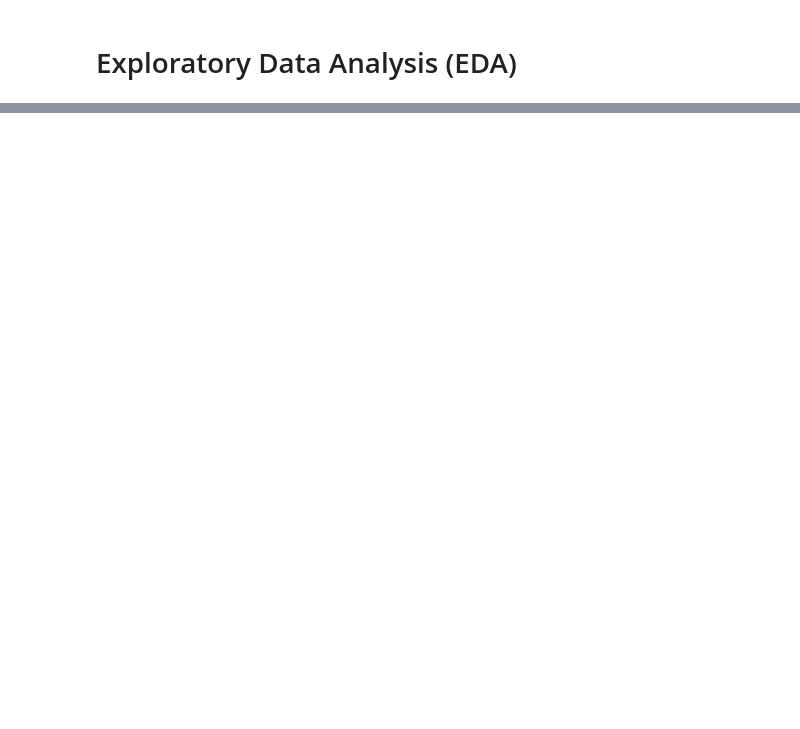
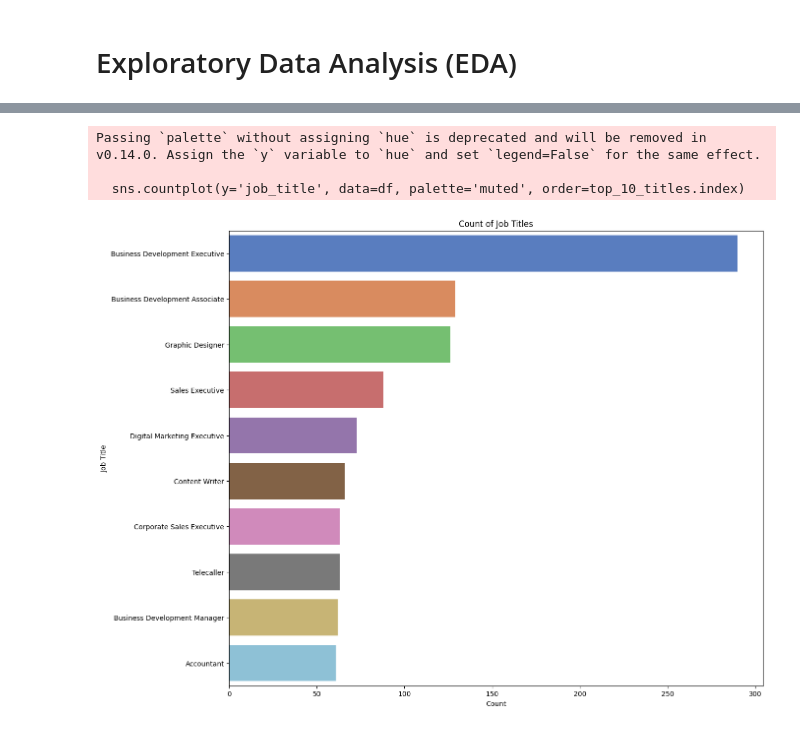
Before and after one commit to 254Bit/DataScienceSalaryAnalysis, a Jupyter notebook: Job Opportunities Dataset/Jobs Opportunities.ipynb, the cells around one changed output, grey strips where cells are left out. Saved outputs shown, nothing was run; the diff lists cells and outputs as text; code cells hidden in the pictures; blank space fills up the shorter version.

```diff
--- a/Job Opportunities Dataset/Jobs Opportunities.ipynb
+++ b/Job Opportunities Dataset/Jobs Opportunities.ipynb
@@ -133,0 +159,14 @@ import seaborn as sns
+# %%
+# Count of Job Titles
+top_10_titles = df['job_title'].value_counts().head(10)
+plt.figure(figsize=(14, 12))
+sns.countplot(y='job_title', data=df, palette='muted', order=top_10_titles.index)
+plt.title('Count of Job Titles')
+plt.xlabel('Count')
+plt.ylabel('Job Title')
+plt.show()
+# %% [output]
+Passing `palette` without assigning `hue` is deprecated and will be removed in v0.14.0. Assign the `y` variable to `hue` and set `legend=False` for the same effect.
+
+  sns.countplot(y='job_title', data=df, palette='muted', order=top_10_titles.index)
+[figure, added]
```
Also changed, not shown: parts of 4 cells of this notebook.
